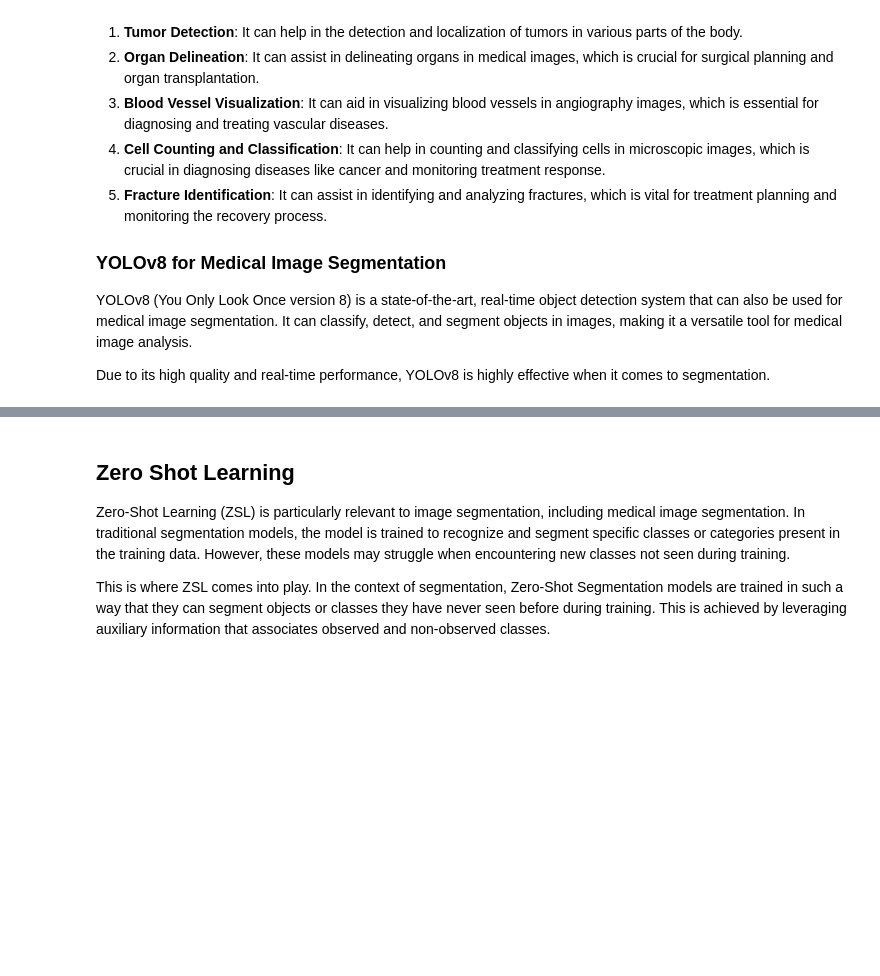
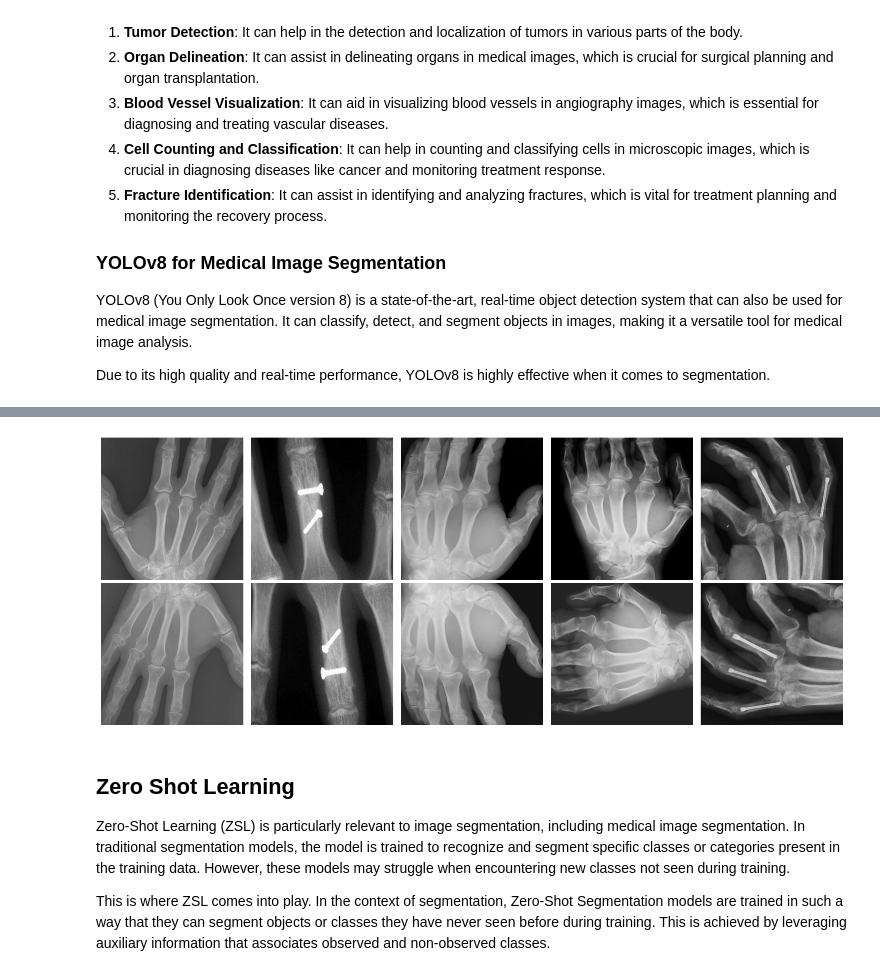
Before and after one commit to Marconi-Lab/dsa_2024, a Jupyter notebook: dsa2024-yolov8-segmentation.ipynb, the cells around one changed output, grey strips where cells are left out. Saved outputs shown, nothing was run; the diff lists cells and outputs as text; code cells hidden in the pictures; blank space fills up the shorter version.

Commit message:
Updated segmentation task

```diff
--- a/dsa2024-yolov8-segmentation.ipynb
+++ b/dsa2024-yolov8-segmentation.ipynb
@@ -88,3 +149,42 @@ mkdir: cannot create directory ‘seg’: File exists
+# %%
+import albumentations as A
+
+# Define the augmentation transforms
+transform = A.Compose([
+    A.HorizontalFlip(p=0.5),
+    A.VerticalFlip(p=0.5),
+    A.RandomRotate90(p=0.5),
+    A.RandomBrightnessContrast(p=0.2),
+    A.RandomGamma(p=0.2),
+])
+
+# Plot the random images without labels and after segmentation
+plt.figure(figsize=(15, 6))
+for i, image_name in enumerate(random_images):
+    image_path = os.path.join(image_dir, image_name)
+    label_path = os.path.join(label_dir, image_name.replace(".jpg", ".txt"))
+
+    # Read the image
+    image = plt.imread(image_path)
+
+    # Apply augmentation transforms
+    augmented = transform(image=image)
+    augmented_image = augmented["image"]
+
+    # Plot the original image without labels
+    plt.subplot(2, 5, i+1)
+    plt.imshow(image)
+    plt.axis('off')
+
+    # Plot the augmented image after segmentation
+    plt.subplot(2, 5, i+6)
+    plt.imshow(augmented_image)
+    plt.axis('off')
+
+plt.tight_layout()
+plt.show()
+# %% [output]
+[figure, added]
 # %% [markdown]
 ## Zero Shot Learning
 Zero-Shot Learning (ZSL) is particularly relevant to image segmentation, including medical image segmentation. In traditional segmentation models, the model is trained to recognize and segment specific classes or categories present in the training data. However, these models may struggle when encountering new classes not seen during training.
```
Also changed, not shown: parts of 25 cells of this notebook.
